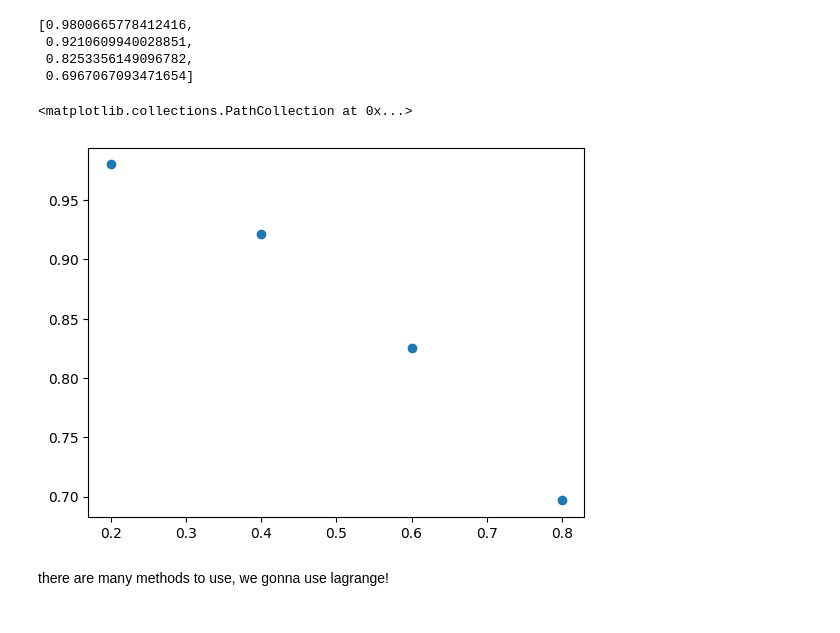
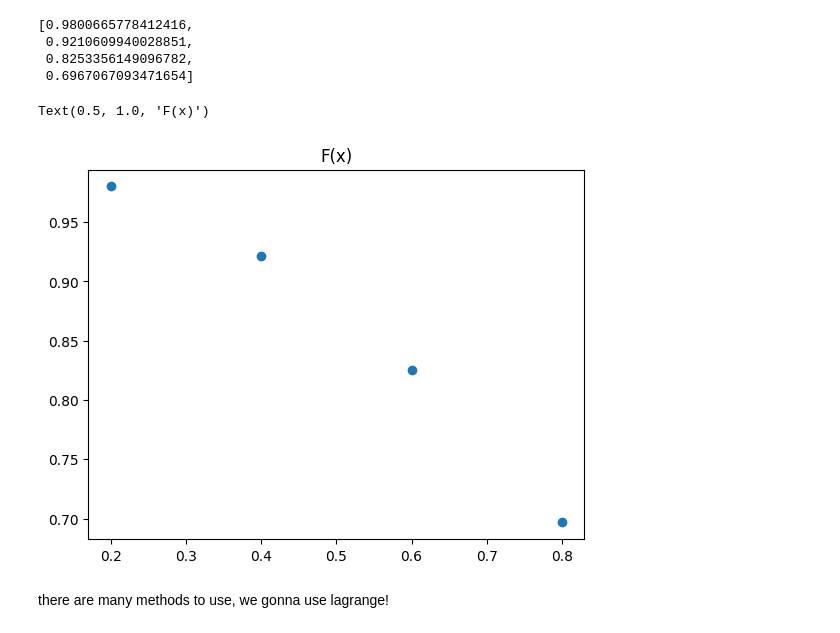
Before and after one commit to sinaapolo969/numericalAnalysis, a Jupyter notebook: numericalAnalysis.ipynb, the cells around one changed output. Cells and saved outputs as stored; diff of their text form; code cells hidden in the pictures.

```diff
--- a/numericalAnalysis.ipynb
+++ b/numericalAnalysis.ipynb
@@ -832,12 +832,12 @@ def function(x):
   return math.cos(x)
 # %%
 # allocating an array for our knots
-x = np.arange(0.2, 1, 0.2)
-x
+X = np.arange(0.2, 1, 0.2)
+X
 # %% [output]
 array([0.2, 0.4, 0.6, 0.8])
 # %%
-y = [function(i) for i in x]
+y = [function(i) for i in X]
 y
 # %% [output]
 [0.9800665778412416,
@@ -845,10 +845,11 @@ y
  0.8253356149096782,
  0.6967067093471654]
 # %%
-plt.scatter(x = x, y = y)
+plt.scatter(x = X, y = y)
+plt.title('F(x)')
 # %% [output]
-<matplotlib.collections.PathCollection at 0x...>
+Text(0.5, 1.0, 'F(x)')
-[figure, old version]
+[figure, new version]
 # %% [markdown]
 there are many methods to use, we gonna use lagrange!
 # %%
```
Also changed, not shown: parts of 42 cells of this notebook.
